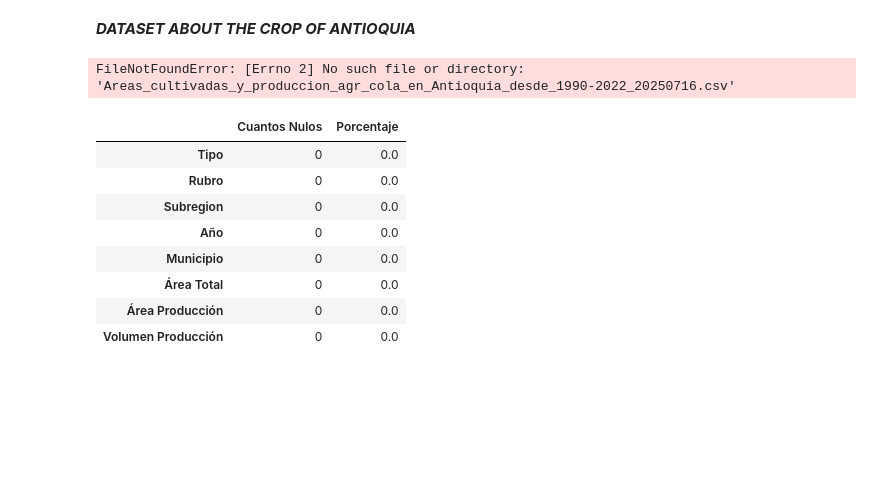
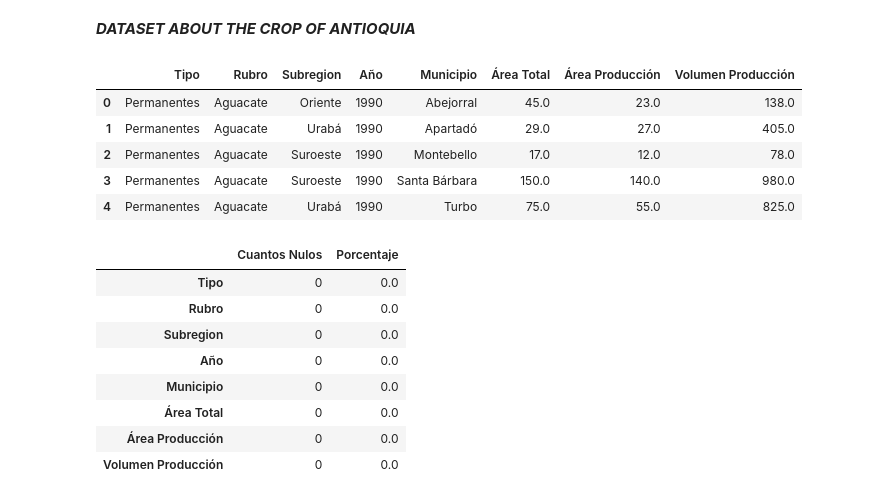
Before and after one commit to nicolas23-wq/maching-learnig---used-for-the-grounds-, a Jupyter notebook: ground.ipynb, the cells around one changed output. Cells and saved outputs as stored; diff of their text form; code cells hidden in the pictures; blank space fills up the shorter version.

```diff
--- a/ground.ipynb
+++ b/ground.ipynb
@@ -16,11 +16,16 @@ from sklearn.impute import SimpleImputer
 from sklearn.ensemble import RandomForestRegressor
 import pickle
 # %%
-data_fields = pd.read_csv('Areas_cultivadas_y_produccion_agr_cola_en_Antioquia_desde_1990-2022_20250716.csv')
+data_fields = pd.read_csv('Areas_cultivadas_y_produccion_agr_cola_en_Antioquia_desde_1990-2022_20250716 (1).csv')
 df = data_fields.copy()
 df.head()
 # %% [output]
-FileNotFoundError: [Errno 2] No such file or directory: 'Areas_cultivadas_y_produccion_agr_cola_en_Antioquia_desde_1990-2022_20250716.csv'
+|  | Tipo | Rubro | Subregion | Año | Municipio | Área Total | Área Producción | Volumen Producción |
+| 0 | Permanentes | Aguacate | Oriente | 1990 | Abejorral | 45.0 | 23.0 | 138.0 |
+| 1 | Permanentes | Aguacate | Urabá | 1990 | Apartadó | 29.0 | 27.0 | 405.0 |
+| 2 | Permanentes | Aguacate | Suroeste | 1990 | Montebello | 17.0 | 12.0 | 78.0 |
+| 3 | Permanentes | Aguacate | Suroeste | 1990 | Santa Bárbara | 150.0 | 140.0 | 980.0 |
+| 4 | Permanentes | Aguacate | Urabá | 1990 | Turbo | 75.0 | 55.0 | 825.0 |
 # %%
 df.dropna(inplace=True) #elimina las columnas no null
 missing_count = df.isnull().sum()
```
Also changed, not shown: parts of 6 cells of this notebook.
